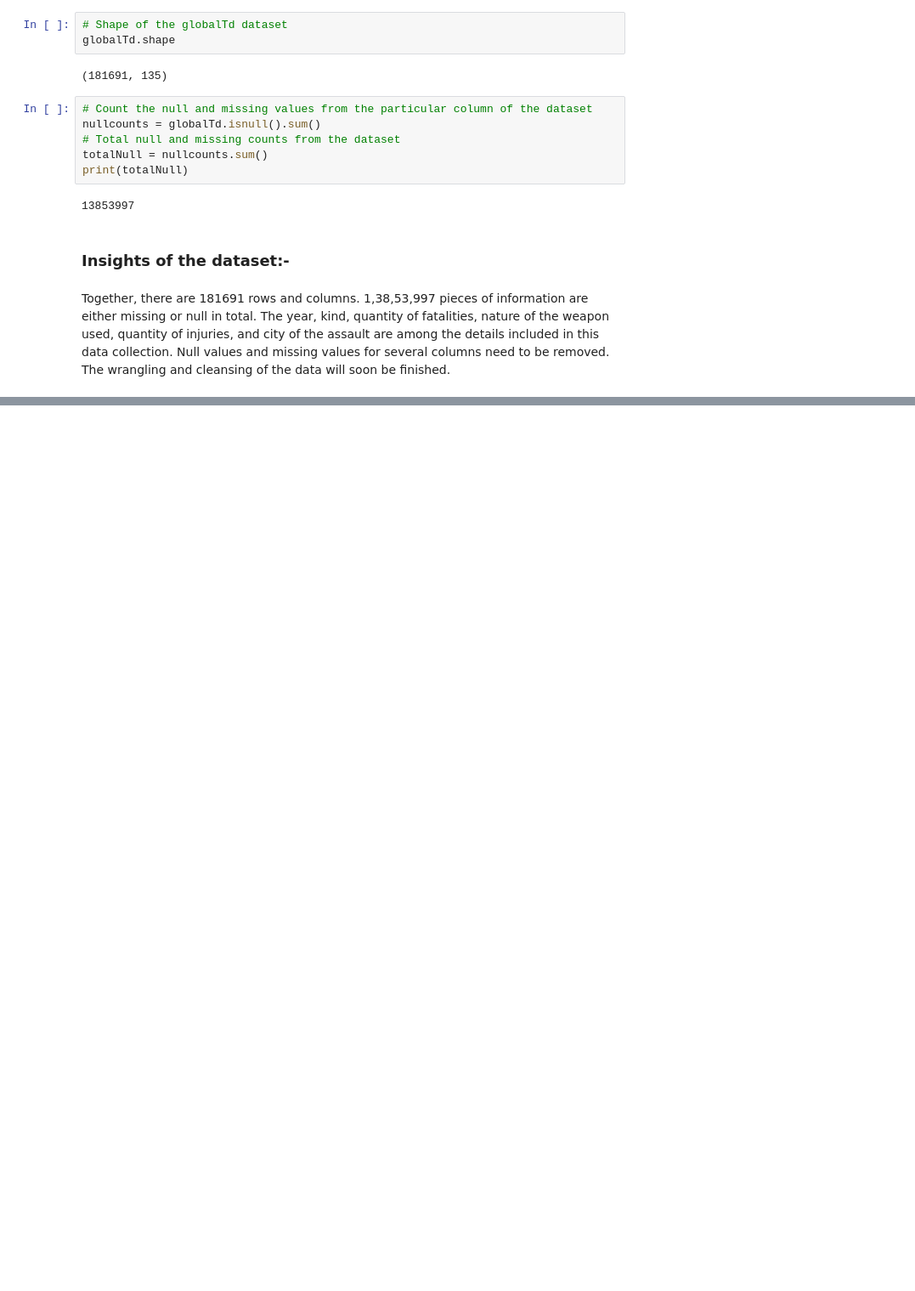
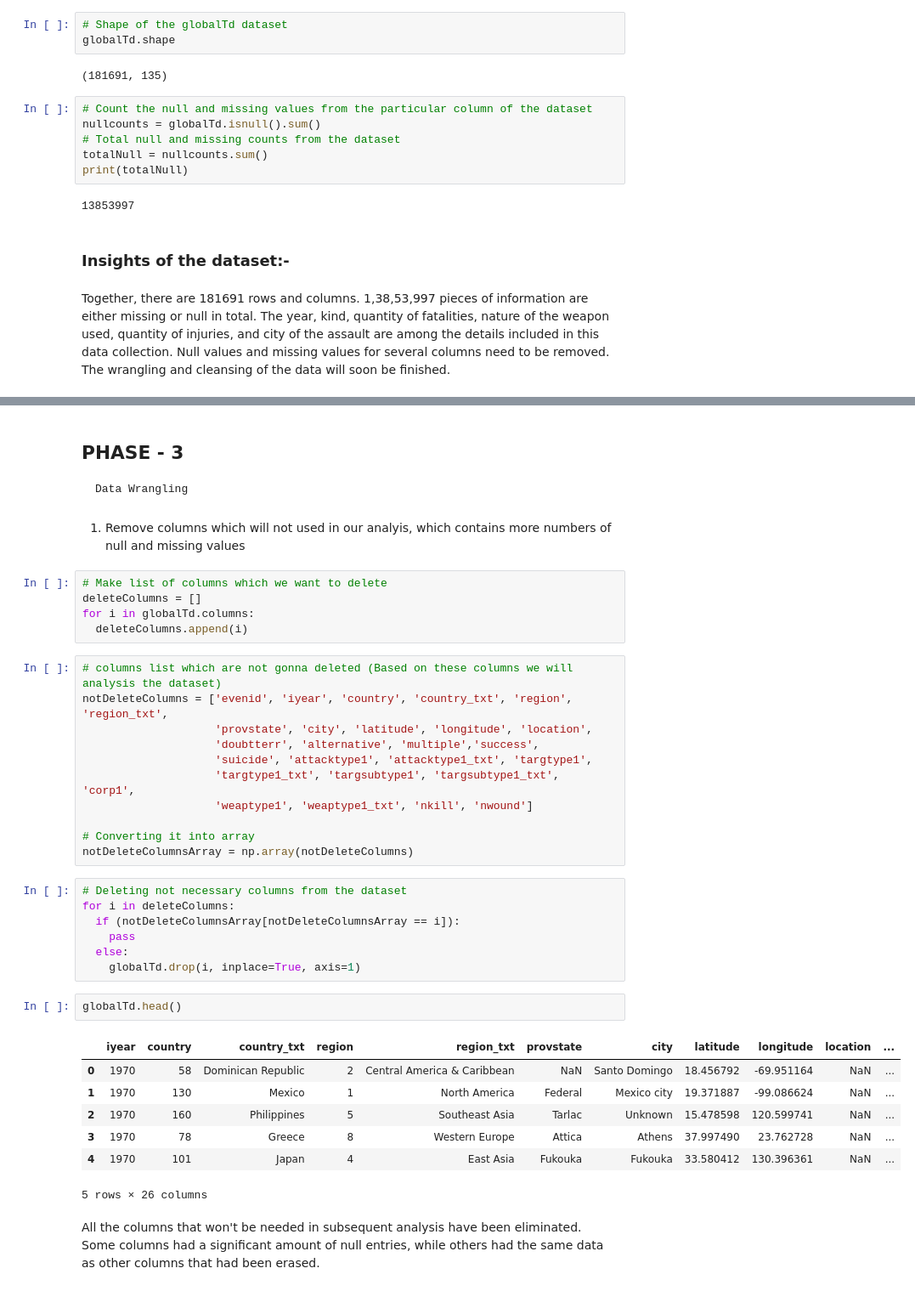
Before and after one commit to NEEL5252/Global-Data-Analysis, a Jupyter notebook: Analyzing_of_the_global_terrorism_dataset.ipynb, the cells around one changed output, grey strips where cells are left out. Shown at 85% size. Drawn from its saved outputs; the diff is of its cells as text; blank space fills up the shorter version.

````diff
--- a/Analyzing_of_the_global_terrorism_dataset.ipynb
+++ b/Analyzing_of_the_global_terrorism_dataset.ipynb
@@ -83,0 +152,45 @@ Together, there are 181691 rows and columns. 1,38,53,997 pieces of information a
+# %% [markdown]
+## **PHASE - 3**
+
+
+```
+Data Wrangling
+```
+# %% [markdown]
+1. Remove columns which will not used in our analyis, which contains more numbers of null and missing values
+# %%
+# Make list of columns which we want to delete
+deleteColumns = []
+for i in globalTd.columns:
+  deleteColumns.append(i)
+# %%
+# columns list which are not gonna deleted (Based on these columns we will analysis the dataset)
+notDeleteColumns = ['evenid', 'iyear', 'country', 'country_txt', 'region', 'region_txt',
+                    'provstate', 'city', 'latitude', 'longitude', 'location',
+                    'doubtterr', 'alternative', 'multiple','success',
+                    'suicide', 'attacktype1', 'attacktype1_txt', 'targtype1',
+                    'targtype1_txt', 'targsubtype1', 'targsubtype1_txt', 'corp1',
+                    'weaptype1', 'weaptype1_txt', 'nkill', 'nwound']
+
+# Converting it into array
+notDeleteColumnsArray = np.array(notDeleteColumns)
+# %%
+# Deleting not necessary columns from the dataset
+for i in deleteColumns:
+  if (notDeleteColumnsArray[notDeleteColumnsArray == i]):
+    pass
+  else:
+    globalTd.drop(i, inplace=True, axis=1)
+# %%
+globalTd.head()
+# %% [output]
+|  | iyear | country | country_txt | region | region_txt | provstate | city | latitude | longitude | location | ... |
+| 0 | 1970 | 58 | Dominican Republic | 2 | Central America & Caribbean | NaN | Santo Domingo | 18.456792 | -69.951164 | NaN | ... |
+| 1 | 1970 | 130 | Mexico | 1 | North America | Federal | Mexico city | 19.371887 | -99.086624 | NaN | ... |
+| 2 | 1970 | 160 | Philippines | 5 | Southeast Asia | Tarlac | Unknown | 15.478598 | 120.599741 | NaN | ... |
+| 3 | 1970 | 78 | Greece | 8 | Western Europe | Attica | Athens | 37.997490 | 23.762728 | NaN | ... |
+| 4 | 1970 | 101 | Japan | 4 | East Asia | Fukouka | Fukouka | 33.580412 | 130.396361 | NaN | ... |
+5 rows × 26 columns
+# %% [markdown]
+All the columns that won't be needed in subsequent analysis have been eliminated.
+Some columns had a significant amount of null entries, while others had the same data as other columns that had been erased.
````
Also changed, not shown: parts of 9 cells of this notebook.
